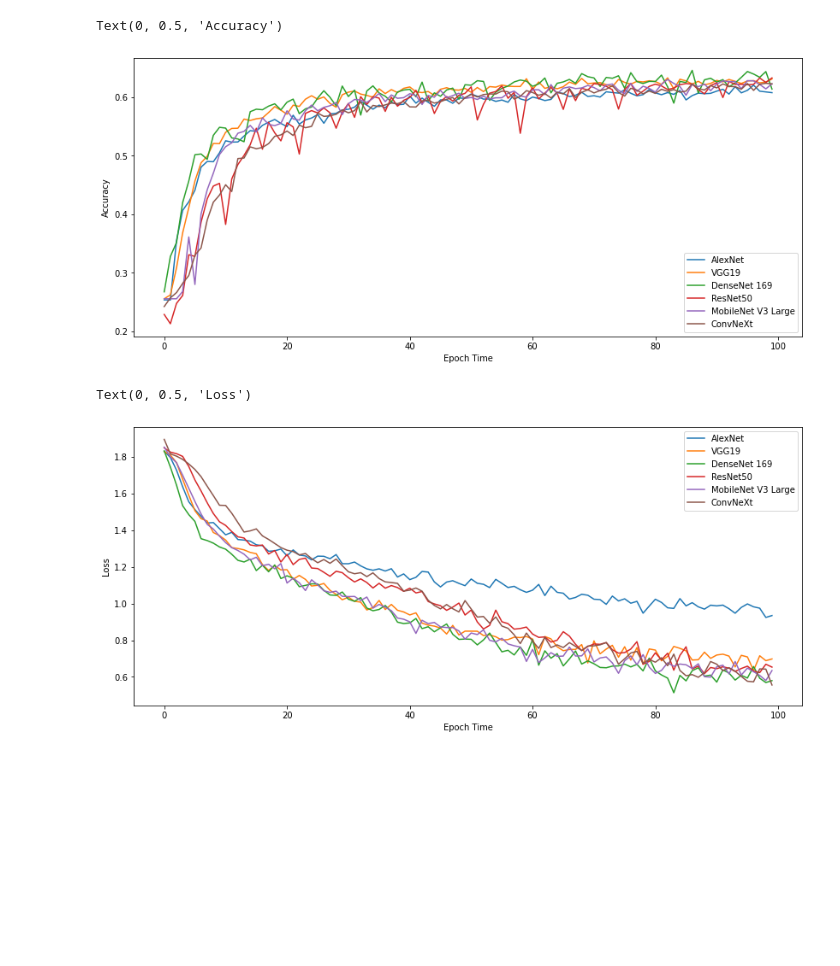
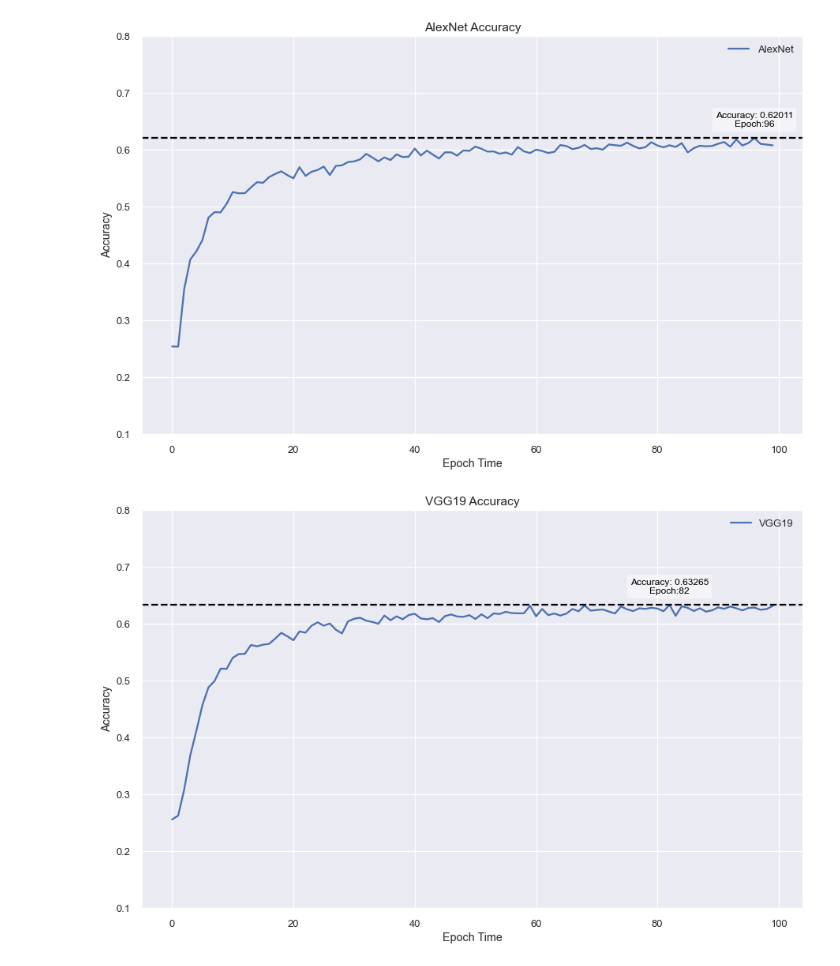
Before and after one commit to ExDragine/Cookie-Can, a Jupyter notebook: Python/EmotionInsight/Visual.ipynb, the cells around one changed output. Saved outputs shown, nothing was run; the diff lists cells and outputs as text; code cells hidden in the pictures; blank space fills up the shorter version.

```diff
--- a/Python/EmotionInsight/Visual.ipynb
+++ b/Python/EmotionInsight/Visual.ipynb
@@ -15,16 +35 @@ CONVNEXT_ACC=[0.24207593173110414, 0.2568210844072913, 0.2658771624288866, 0.281
-# %%
-#sns.set(palette='twilight')
-plt.figure(figsize=(14,6))
-sns.lineplot(data=ALEX_ACC,label='AlexNet')
-sns.lineplot(data=VGG_ACC,label='VGG19')
-sns.lineplot(data=DENSE_ACC,label='DenseNet 169')
-sns.lineplot(data=RES_ACC,label='ResNet50')
-sns.lineplot(data=MOBILE_ACC,label='MobileNet V3 Large')
-sns.lineplot(data=CONVNEXT_ACC,label='ConvNeXt')
-plt.xlabel("Epoch Time")
-plt.ylabel("Accuracy")
-#plt.ylim(top=1,bottom=0)
-# %% [output]
-Text(0, 0.5, 'Accuracy')
-[figure, removed]
 # %%
@@ -37,13 +54,20 @@ CONVNEXT_LOSS = [1.8948816509003852, 1.815666694549998, 1.8034229643025976, 1.78
-# %%
-plt.figure(figsize=(14,6))
-sns.lineplot(data=ALEX_LOSS,label='AlexNet')
-sns.lineplot(data=VGG_LOSS,label='VGG19')
-sns.lineplot(data=DENSE_LOSS,label='DenseNet 169')
-sns.lineplot(data=RES_LOSS,label='ResNet50')
-sns.lineplot(data=MOBILE_LOSS,label='MobileNet V3 Large')
-sns.lineplot(data=CONVNEXT_LOSS,label='ConvNeXt')
-plt.xlabel("Epoch Time")
-plt.ylabel("Loss")
-# %% [output]
-Text(0, 0.5, 'Loss')
-[figure, removed]
+# %%
+def Maper(index):
+    data = ACCResult
+    plt.figure(figsize=(15, ((math.sqrt(5)-1)/2)*15))
+
+    sns.lineplot(data=data[index], label=Object[index])
+    plt.axhline(y=max(data[index]),c='black',linestyle='--')
+    text = "Accuracy:" + \
+        str("{: .5}".format(max(data[index]))) + \
+        "\nEpoch:"+str(data[index].index(max(data[index])))
+    bbox = {"facecolor": "white", "alpha": 0.5}
+    styles = {"size": 12, "color": "black", "bbox": bbox}
+    plt.text(x=data[index].index(max(data[index])), y=max(
+        data[index])+0.02, ha='center', **styles, s=text)
+    plt.xlabel("Epoch Time")
+
+    plt.ylim(top=0.8,bottom=0.1)
+    plt.ylabel("Accuracy")
+    plt.title(Object[index]+' Accuracy')
+    plt.show()
@@ -49,0 +87,6 @@ Text(0, 0.5, 'Loss')
+# %%
+for i in range(len(ACCResult)):
+    Maper(i)
+# %% [output]
+[figure, added]
+[figure, added]
```
Also changed, not shown: parts of 6 cells of this notebook, 3 other files.
